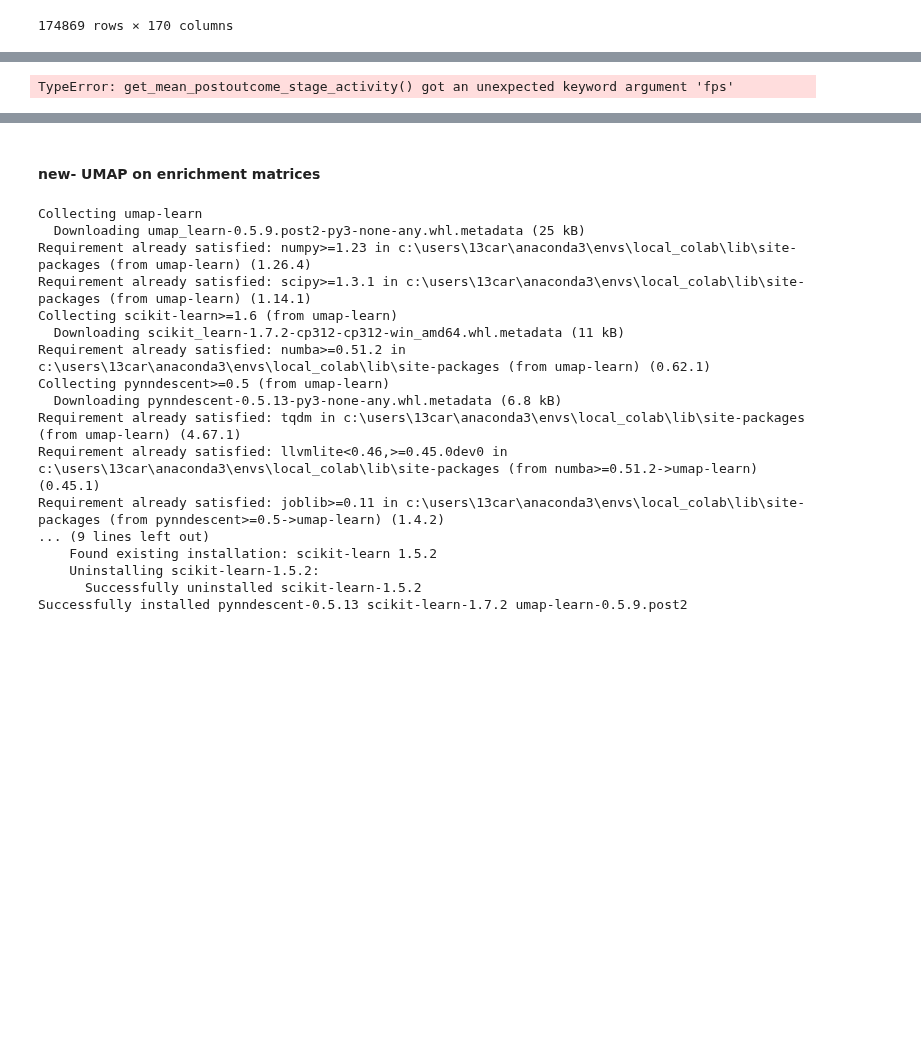
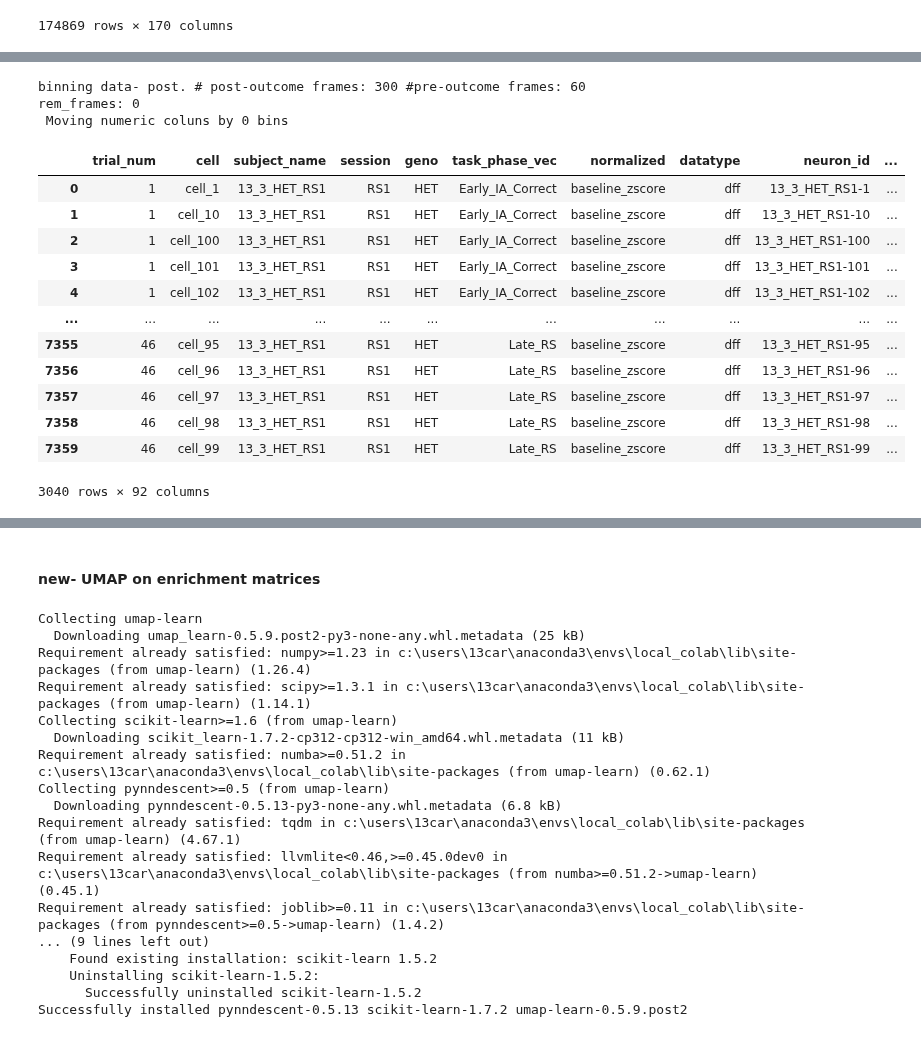
Before and after one commit to cjohnsoncruz/dlx56_mPFC_1p_SohalLab, a Jupyter notebook: code/preprocess matlab data v5_no_tseries_tests.ipynb, the cells around one changed output, grey strips where cells are left out. Saved outputs shown, nothing was run; the diff lists cells and outputs as text; code cells hidden in the pictures; blank space fills up the shorter version.

Commit message:
created timeseries_raw gen code

```diff
--- a/code/preprocess matlab data v5_no_tseries_tests.ipynb
+++ b/code/preprocess matlab data v5_no_tseries_tests.ipynb
@@ -1118,24 +1080,17 @@ trim_df
 def pivot_trial_windows(windowed_df,
                         samples_col = 'trial_window_frame',
                         frame_prefix:str = 'f_',
-                        new_cell_col_name:str = 'cell_id') -> pd.DataFrame:
+                        new_cell_col_name:str = 'cell') -> pd.DataFrame:
     """
     Pivot so each row is one cell from one trial. Columns: metadata + frame_1, frame_2, ..., frame_360
     """
 
     cell_cols = [col for col in windowed_df.columns if col.startswith('cell_')]
     # Melt: convert cell columns to rows
-    melted = windowed_df.melt(
-        id_vars=['trial_num', samples_col],
-        value_vars=cell_cols, var_name=new_cell_col_name,
-        value_name='activity'
-    )
-
+    melted = windowed_df.melt(id_vars=['trial_num', samples_col], value_vars=cell_cols, var_name=new_cell_col_name, value_name='activity')
     # Pivot: convert frames to columns
     pivoted = melted.pivot(index=['trial_num', new_cell_col_name],columns=samples_col,values='activity')
-    #detect if frame is negative or positive and rename columns accordingly
-
- # Rename columns: negative = -f_N (pre), positive = f_N (post)
+    #detect if frame is negative or positive and rename columns # Rename columns: negative = -f_N (pre), positive = f_N (post)
     new_columns = []
     for frame in pivoted.columns:
         if frame < 0:
@@ -1152,10 +1107,8 @@ def pivot_trial_windows(windowed_df,
     metadata_map = windowed_df[metadata_cols_kept].drop_duplicates()
     pivoted = pivoted.merge(metadata_map, on='trial_num', how='left')
 
-
     # TESTS
-    assert not pivoted[['trial_num', 'cell_id']].duplicated().any(), \
-        "Found duplicate trial-cell combinations!"
+    assert not pivoted[['trial_num', new_cell_col_name]].duplicated().any(), "Found duplicate trial-cell combinations!"
 
     # Value spot check
     sample_trial = pivoted['trial_num'].iloc[0]
@@ -1163,10 +1116,8 @@ def pivot_trial_windows(windowed_df,
     frame_cols = [col for col in pivoted.columns if col.startswith(('f_', '-f_'))]
 
     original = windowed_df[windowed_df['trial_num'] == sample_trial][sample_cell].values
-    pivoted_vals = pivoted[(pivoted['trial_num'] == sample_trial) &
-                           (pivoted['cell_id'] == sample_cell)][frame_cols].values.flatten()
+    pivoted_vals = pivoted[(pivoted['trial_num'] == sample_trial) & (pivoted[new_cell_col_name] == sample_cell)][frame_cols].values.flatten()
 
-    assert np.allclose(original, pivoted_vals, equal_nan=True), \
-        "Data corruption detected!"
+    assert np.allclose(original, pivoted_vals, equal_nan=True), "Data corruption detected!"
 
     return pivoted
@@ -1263,11 +1124,9 @@ cell_col = [c for c in trim_df.columns if 'cell' in c]
 # %%
-#for each trial, extract pre and post-outcome activity time-series
-#use pre-established hyperparameters:
-hyper_param_dict['window_to_bin'] = 5 #n frames to average over
-hyper_param_dict['bin_size'] = hyper_param_dict['window_to_bin']/20 #in seconds, resulting binsize
-hyper_param_dict['n_sec_to_rotate'] = 0
-hyper_param_dict['n_pre_bin_to_drop'] = 2*4 #how many bins (seconds * window size0  of the pre-decision to drop
-hyper_param_dict['n_post_end_bin_to_drop'] = 0*4 #how many bins (seconds * window size0  of END the post-decision to drop)
+# #for each trial, extract pre and post-outcome activity time-series
+# #use pre-established hyperparameters:
+# hyper_param_dict['window_to_bin'] = 5 #n frames to average over
+# hyper_param_dict['bin_size'] = hyper_param_dict['window_to_bin']/20 #in seconds, resulting binsize
+# hyper_param_dict['n_sec_to_rotate'] = 0
+# # hyper_param_dict['n_pre_bin_to_drop'] = 2*4 #how many bins (seconds * window size0  of the pre-decision to drop
+# hyper_param_dict['n_post_end_bin_to_drop'] = 0*4 #how many bins (seconds * window size0  of END the post-decision to drop)
-# %% [output]
-TypeError: get_mean_postoutcome_stage_activity() got an unexpected keyword argument 'fps'
 # %%
@@ -1294,0 +1138,39 @@ normed_trial_tseries_df = drop_start_bins_of_trials(normed_trial_tseries_df,nume
+# %%
+trim_df = extract_trial_windows(test_df)
+#test outcome sort
+outcome_post = pivot_trial_windows(trim_df).rename(columns={'task_stage': stage_col})
+outcome_post['neuron_id'] = outcome_post['subject_name'] + '-' + outcome_post['cell'].str.replace('cell_','')
+
+## run main body of analysis
+cols_to_drop = ['threshold_with_shuffle','peak_dff_threshold_percentile','drop_low_value_peak_events','cutoff_filter','peak_event_cutoff_percentile']
+window_to_bin = 5
+n_sec_to_rotate = 0
+outcome_post =outcome_post.drop([x for x in cols_to_drop if x in outcome_post], axis = 1).dropna(subset = [stage_col])
+annotate_csv(outcome_post, 'subject_name')
+
+## begin preprocess- bin and rotate timeseries
+outcome_post = bin_rotate_timeseries(outcome_post, window_size = window_to_bin, rotate_by = n_sec_to_rotate)
+outcome_post = outcome_post.join(dff_ens_matrix, on='neuron_id', how='left', rsuffix='_ens') #join dff timeseries with ensemble info
+#drop time-series not belonging to any task stage , aka the 0 task stage
+outcome_post['any_enrichment']= outcome_post[stage_names].sum(axis = 1)
+outcome_post = outcome_post[outcome_post[stage_col].isin(stage_names)]
+trial_tseries_df_raw = add_enriched_in_curr_phase_col(outcome_post, stage_col)
+
+trial_tseries_df_raw
+# %% [output]
+binning data- post. # post-outcome frames: 300 #pre-outcome frames: 60
+rem_frames: 0
+ Moving numeric coluns by 0 bins
+|  | trial_num | cell | subject_name | session | geno | task_phase_vec | normalized | datatype | neuron_id | ... |
+| 0 | 1 | cell_1 | 13_3_HET_RS1 | RS1 | HET | Early_IA_Correct | baseline_zscore | dff | 13_3_HET_RS1-1 | ... |
+| 1 | 1 | cell_10 | 13_3_HET_RS1 | RS1 | HET | Early_IA_Correct | baseline_zscore | dff | 13_3_HET_RS1-10 | ... |
+| 2 | 1 | cell_100 | 13_3_HET_RS1 | RS1 | HET | Early_IA_Correct | baseline_zscore | dff | 13_3_HET_RS1-100 | ... |
+| 3 | 1 | cell_101 | 13_3_HET_RS1 | RS1 | HET | Early_IA_Correct | baseline_zscore | dff | 13_3_HET_RS1-101 | ... |
+| 4 | 1 | cell_102 | 13_3_HET_RS1 | RS1 | HET | Early_IA_Correct | baseline_zscore | dff | 13_3_HET_RS1-102 | ... |
+| ... | ... | ... | ... | ... | ... | ... | ... | ... | ... | ... |
+| 7355 | 46 | cell_95 | 13_3_HET_RS1 | RS1 | HET | Late_RS | baseline_zscore | dff | 13_3_HET_RS1-95 | ... |
+| 7356 | 46 | cell_96 | 13_3_HET_RS1 | RS1 | HET | Late_RS | baseline_zscore | dff | 13_3_HET_RS1-96 | ... |
+| 7357 | 46 | cell_97 | 13_3_HET_RS1 | RS1 | HET | Late_RS | baseline_zscore | dff | 13_3_HET_RS1-97 | ... |
+| 7358 | 46 | cell_98 | 13_3_HET_RS1 | RS1 | HET | Late_RS | baseline_zscore | dff | 13_3_HET_RS1-98 | ... |
+| 7359 | 46 | cell_99 | 13_3_HET_RS1 | RS1 | HET | Late_RS | baseline_zscore | dff | 13_3_HET_RS1-99 | ... |
+3040 rows × 92 columns
```
Also changed, not shown: parts of 9 cells of this notebook.
